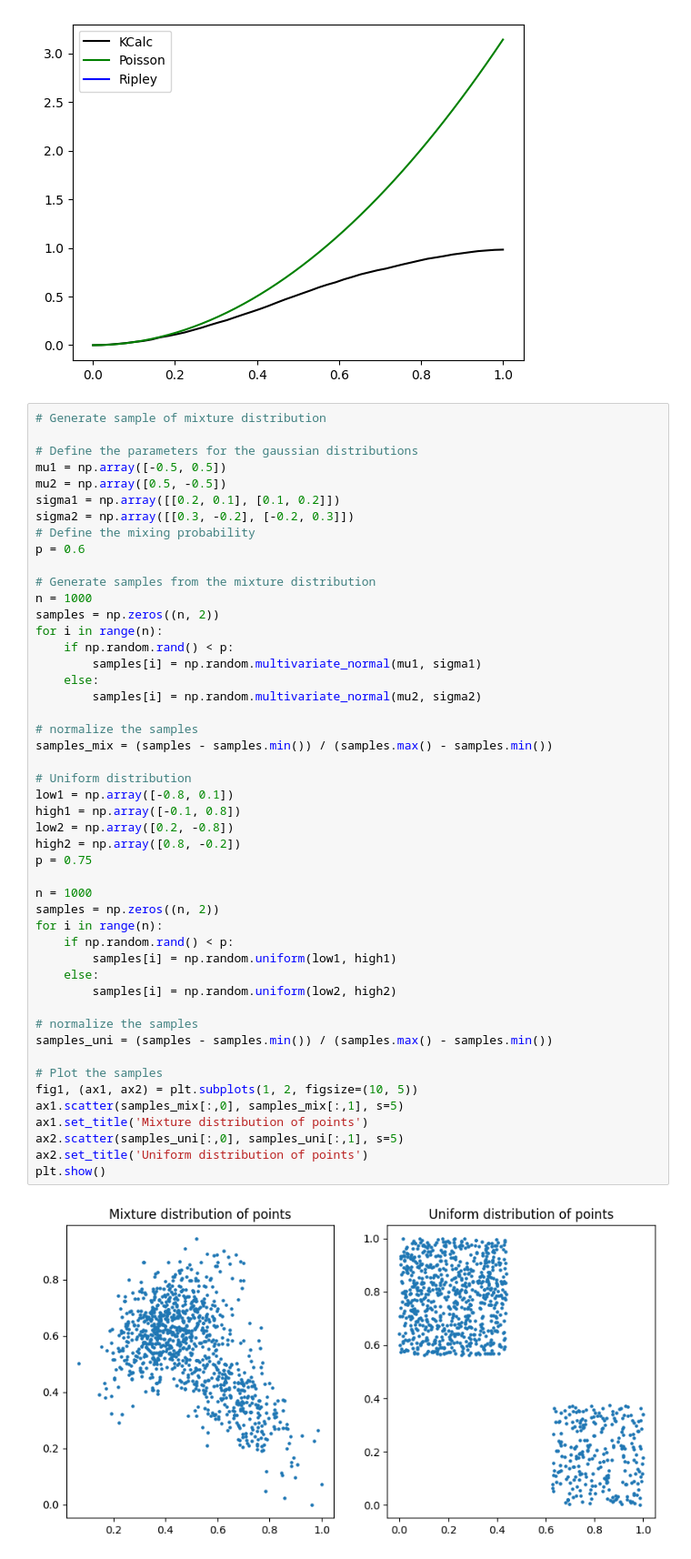
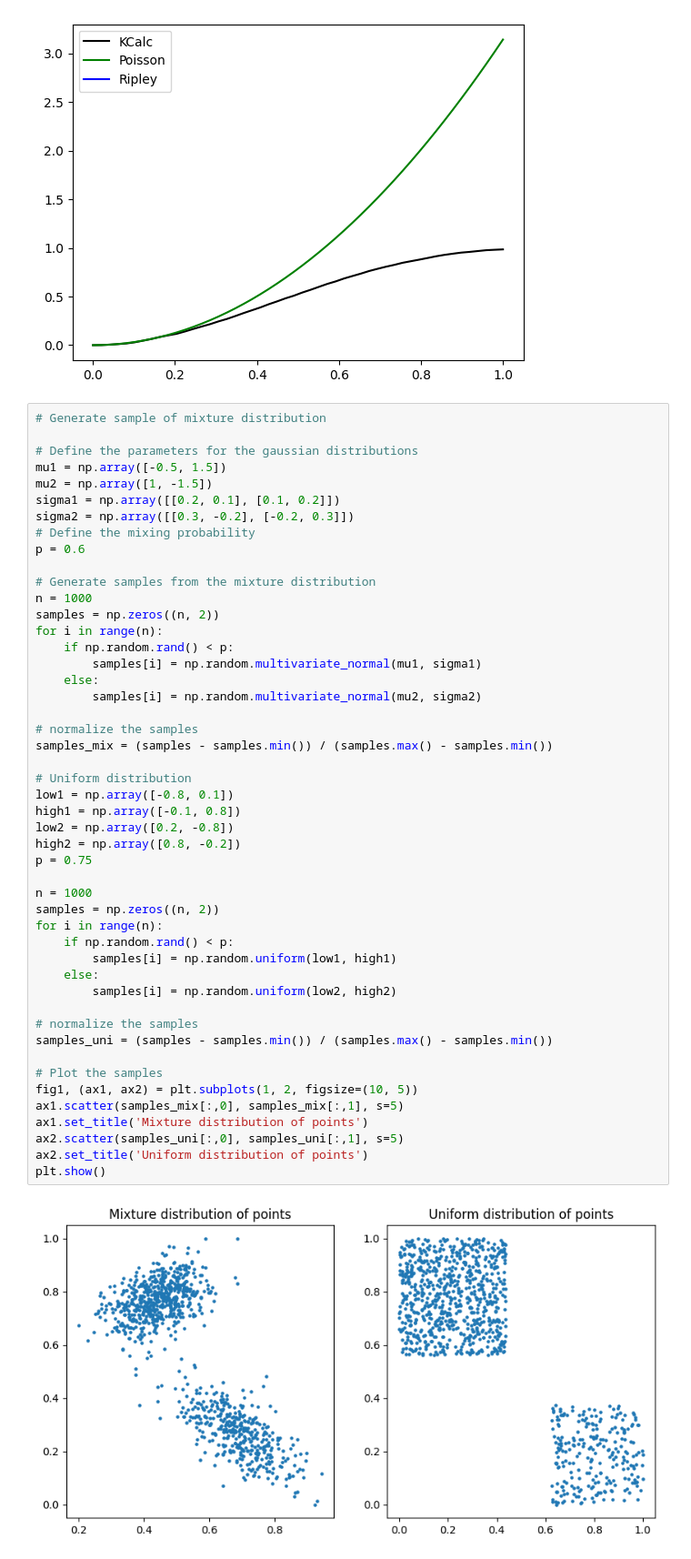
Before and after one commit to Muhanzhaokmp228/Bachelor-project, a Jupyter notebook: Code/Ripley K in 2d.ipynb, the cells around one changed output. Shown at 91% size. Saved outputs shown, nothing was run; the diff lists cells and outputs as text.

```diff
--- a/Code/Ripley K in 2d.ipynb
+++ b/Code/Ripley K in 2d.ipynb
@@ -75,8 +75,8 @@ plt.show()
 # Generate sample of mixture distribution
 
 # Define the parameters for the gaussian distributions
-mu1 = np.array([-0.5, 0.5])
-mu2 = np.array([0.5, -0.5])
+mu1 = np.array([-0.5, 1.5])
+mu2 = np.array([1, -1.5])
 sigma1 = np.array([[0.2, 0.1], [0.1, 0.2]])
 sigma2 = np.array([[0.3, -0.2], [-0.2, 0.3]])
 # Define the mixing probability
@@ -93,34 +93,34 @@ for i in range(n):
 
 # normalize the samples
 samples_mix = (samples - samples.min()) / (samples.max() - samples.min())
 
 # Uniform distribution
 low1 = np.array([-0.8, 0.1])
 high1 = np.array([-0.1, 0.8])
 low2 = np.array([0.2, -0.8])
 high2 = np.array([0.8, -0.2])
 p = 0.75
 
 n = 1000
 samples = np.zeros((n, 2))
 for i in range(n):
     if np.random.rand() < p:
         samples[i] = np.random.uniform(low1, high1)
     else:
         samples[i] = np.random.uniform(low2, high2)
 
 # normalize the samples
 samples_uni = (samples - samples.min()) / (samples.max() - samples.min())
 
 # Plot the samples
 fig1, (ax1, ax2) = plt.subplots(1, 2, figsize=(10, 5))
 ax1.scatter(samples_mix[:,0], samples_mix[:,1], s=5)
 ax1.set_title('Mixture distribution of points')
 ax2.scatter(samples_uni[:,0], samples_uni[:,1], s=5)
 ax2.set_title('Uniform distribution of points')
 plt.show()
 # %% [output]
-[figure, old version]
+[figure, new version]
 # %%
 kt_uni = ripleyK(1, data2, r)
 Kt_mix = ripleyK(1, samples_mix, r)
```
Also changed, not shown: parts of 2 cells of this notebook, 1 other file.
